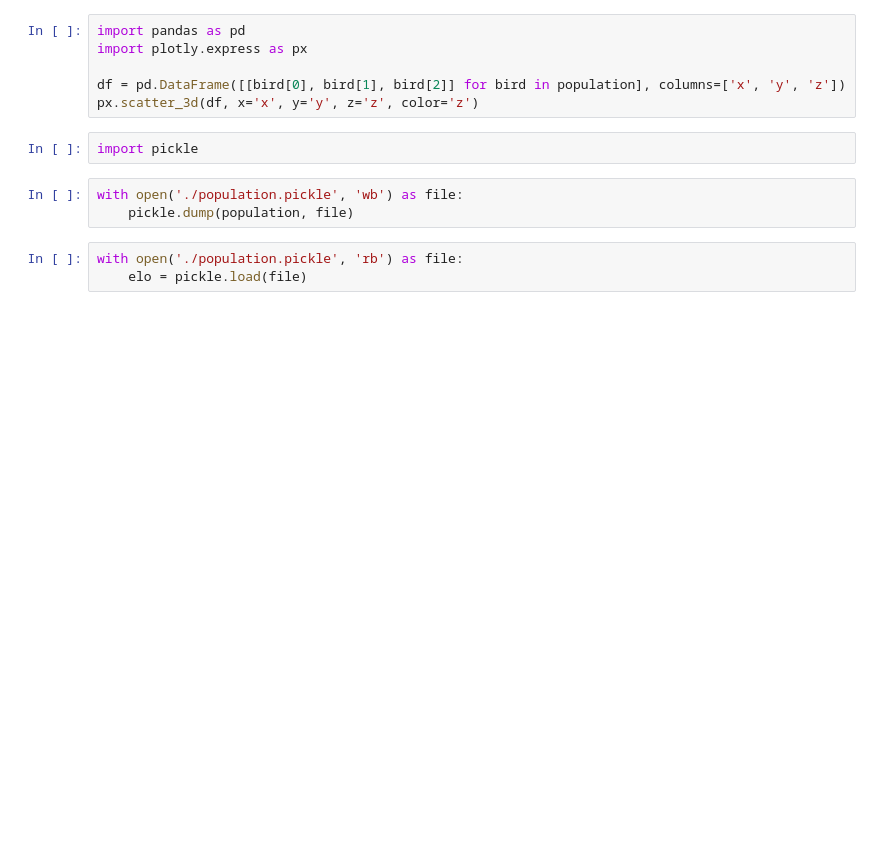
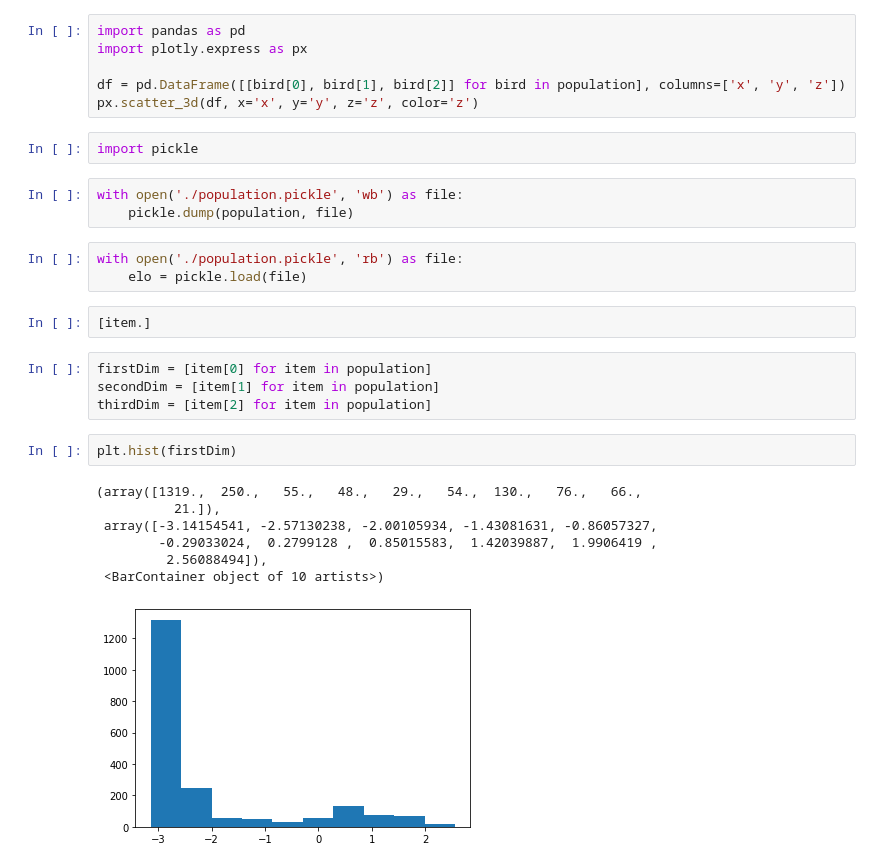
Before and after one commit to pact0/Inteligencja-Obliczeniowa, a Jupyter notebook: zadanie2WPythonie.ipynb, the cells around one changed output. Drawn from its saved outputs; the diff is of its cells as text; blank space fills up the shorter version.

```diff
--- a/zadanie2WPythonie.ipynb
+++ b/zadanie2WPythonie.ipynb
@@ -96,3 +100,19 @@ with open('./population.pickle', 'wb') as file:
 # %%
 with open('./population.pickle', 'rb') as file:
     elo = pickle.load(file)
+# %%
+[item.]
+# %%
+firstDim = [item[0] for item in population]
+secondDim = [item[1] for item in population]
+thirdDim = [item[2] for item in population]
+# %%
+plt.hist(firstDim)
+# %% [output]
+(array([1319.,  250.,   55.,   48.,   29.,   54.,  130.,   76.,   66.,
+          21.]),
+ array([-3.14154541, -2.57130238, -2.00105934, -1.43081631, -0.86057327,
+        -0.29033024,  0.2799128 ,  0.85015583,  1.42039887,  1.9906419 ,
+         2.56088494]),
+ <BarContainer object of 10 artists>)
+[figure, added]
```
Also changed, not shown: parts of 10 cells of this notebook.
